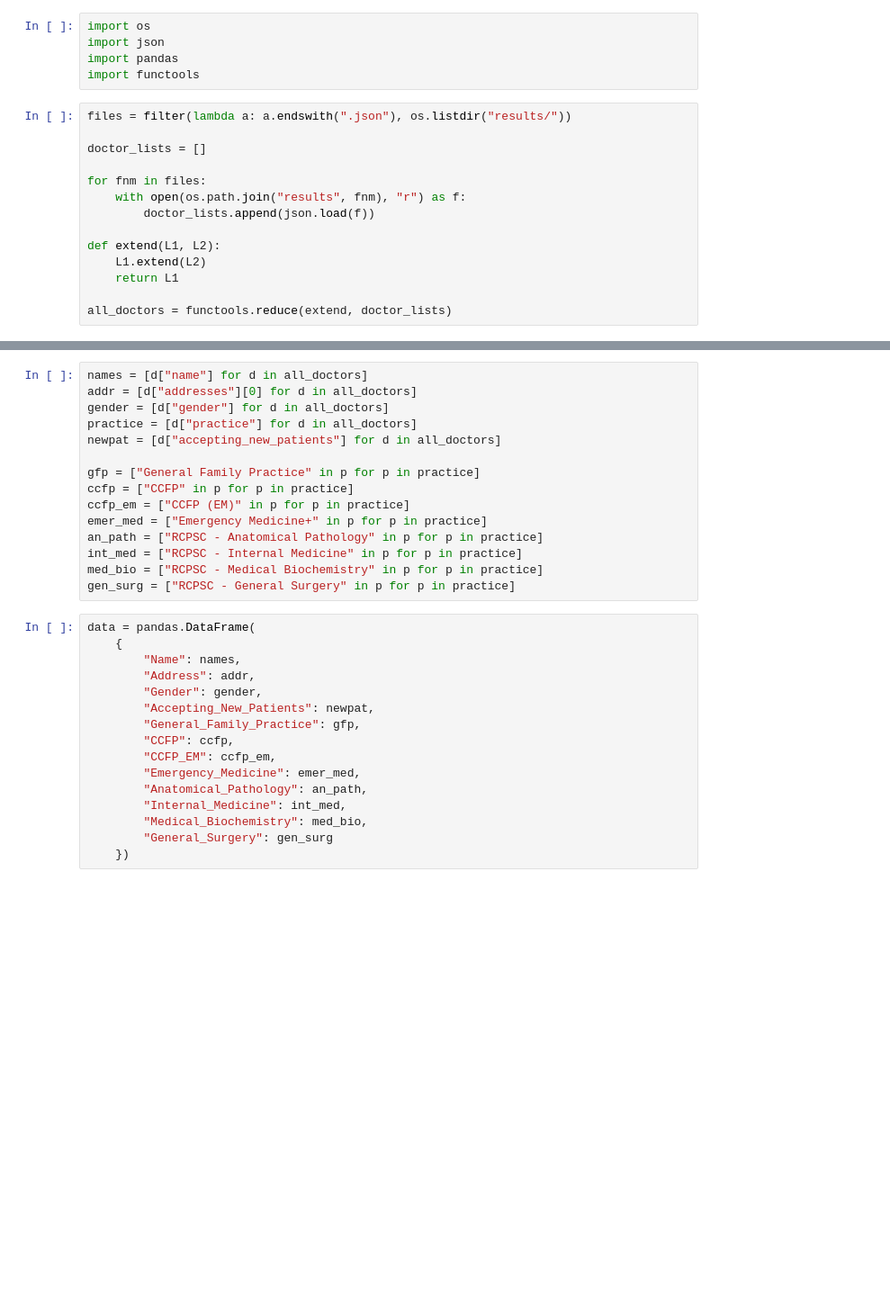
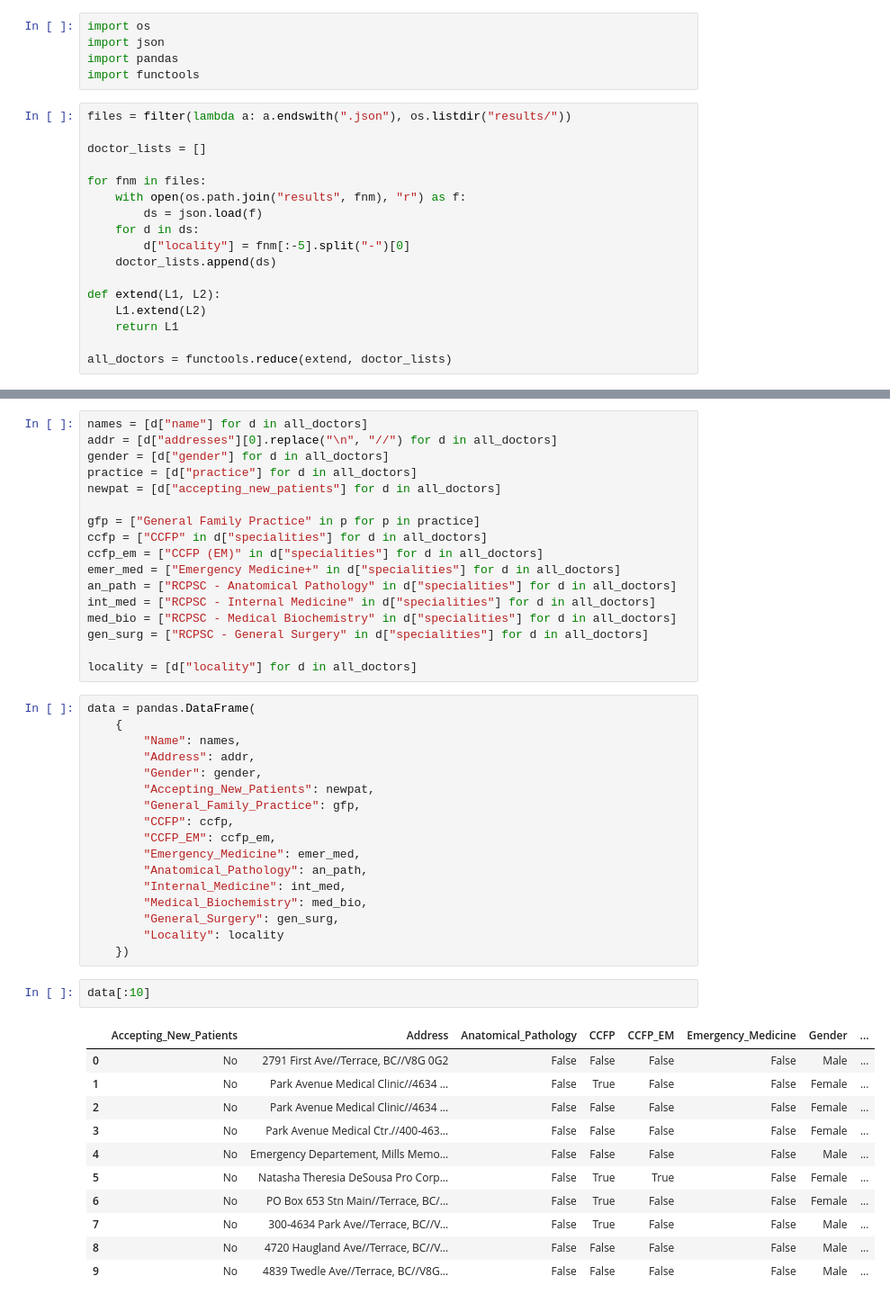
Before and after one commit to njwilson23/bc-physicians-d4gv, a Jupyter notebook: cpsbc/merge-cpsbc.ipynb, the cells around one changed output, grey strips where cells are left out. Shown: that part at 90% size. Saved outputs shown, nothing was run; the diff lists cells and outputs as text; blank space fills up the shorter version.

```diff
--- a/cpsbc/merge-cpsbc.ipynb
+++ b/cpsbc/merge-cpsbc.ipynb
@@ -10,7 +12,10 @@ doctor_lists = []
 
 for fnm in files:
     with open(os.path.join("results", fnm), "r") as f:
-        doctor_lists.append(json.load(f))
+        ds = json.load(f)
+    for d in ds:
+        d["locality"] = fnm[:-5].split("-")[0]
+    doctor_lists.append(ds)
 
 def extend(L1, L2):
     L1.extend(L2)
@@ -32,18 +50,20 @@ all_doctors[0]
 # %%
 names = [d["name"] for d in all_doctors]
-addr = [d["addresses"][0] for d in all_doctors]
+addr = [d["addresses"][0].replace("\n", "//") for d in all_doctors]
 gender = [d["gender"] for d in all_doctors]
 practice = [d["practice"] for d in all_doctors]
 newpat = [d["accepting_new_patients"] for d in all_doctors]
 
 gfp = ["General Family Practice" in p for p in practice]
-ccfp = ["CCFP" in p for p in practice]
-ccfp_em = ["CCFP (EM)" in p for p in practice]
-emer_med = ["Emergency Medicine+" in p for p in practice]
-an_path = ["RCPSC - Anatomical Pathology" in p for p in practice]
-int_med = ["RCPSC - Internal Medicine" in p for p in practice]
-med_bio = ["RCPSC - Medical Biochemistry" in p for p in practice]
-gen_surg = ["RCPSC - General Surgery" in p for p in practice]
+ccfp = ["CCFP" in d["specialities"] for d in all_doctors]
+ccfp_em = ["CCFP (EM)" in d["specialities"] for d in all_doctors]
+emer_med = ["Emergency Medicine+" in d["specialities"] for d in all_doctors]
+an_path = ["RCPSC - Anatomical Pathology" in d["specialities"] for d in all_doctors]
+int_med = ["RCPSC - Internal Medicine" in d["specialities"] for d in all_doctors]
+med_bio = ["RCPSC - Medical Biochemistry" in d["specialities"] for d in all_doctors]
+gen_surg = ["RCPSC - General Surgery" in d["specialities"] for d in all_doctors]
+
+locality = [d["locality"] for d in all_doctors]
 # %%
 data = pandas.DataFrame(
     {
@@ -58,6 +78,21 @@ data = pandas.DataFrame(
         "Anatomical_Pathology": an_path,
         "Internal_Medicine": int_med,
         "Medical_Biochemistry": med_bio,
-        "General_Surgery": gen_surg
+        "General_Surgery": gen_surg,
+        "Locality": locality
     })
+# %%
+data[:10]
+# %% [output]
+|  | Accepting_New_Patients | Address | Anatomical_Pathology | CCFP | CCFP_EM | Emergency_Medicine | Gender | ... |
+| 0 | No | 2791 First Ave//Terrace, BC//V8G 0G2 | False | False | False | False | Male | ... |
+| 1 | No | Park Avenue Medical Clinic//4634 ... | False | True | False | False | Female | ... |
+| 2 | No | Park Avenue Medical Clinic//4634 ... | False | False | False | False | Female | ... |
+| 3 | No | Park Avenue Medical Ctr.//400-463... | False | False | False | False | Female | ... |
+| 4 | No | Emergency Departement, Mills Memo... | False | False | False | False | Male | ... |
+| 5 | No | Natasha Theresia DeSousa Pro Corp... | False | True | True | False | Female | ... |
+| 6 | No | PO Box 653 Stn Main//Terrace, BC/... | False | True | False | False | Female | ... |
+| 7 | No | 300-4634 Park Ave//Terrace, BC//V... | False | True | False | False | Male | ... |
+| 8 | No | 4720 Haugland Ave//Terrace, BC//V... | False | False | False | False | Male | ... |
+| 9 | No | 4839 Twedle Ave//Terrace, BC//V8G... | False | False | False | False | Male | ... |
 # %%
```
Also changed, not shown: parts of 21 cells of this notebook, 3 other files.
